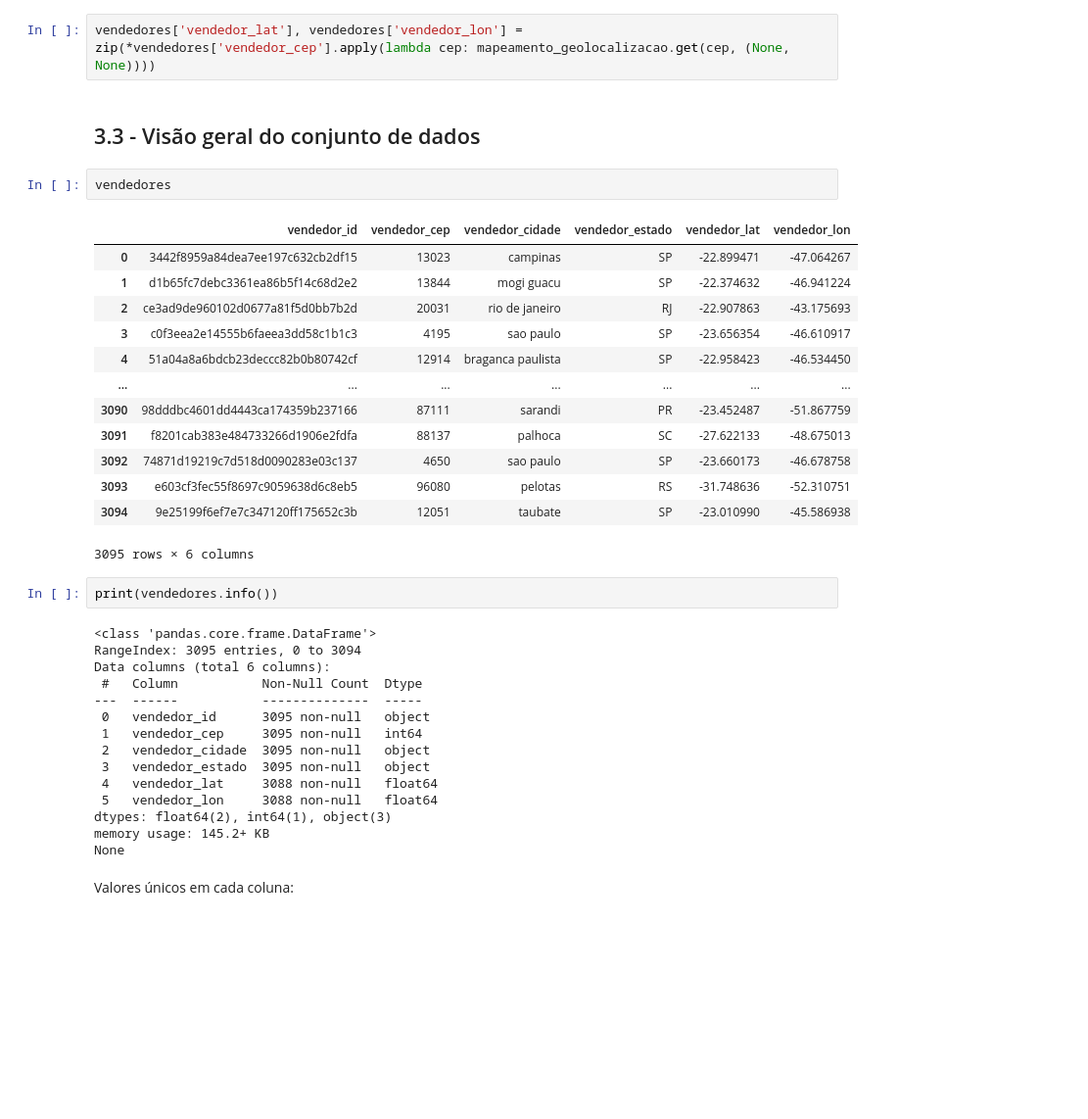
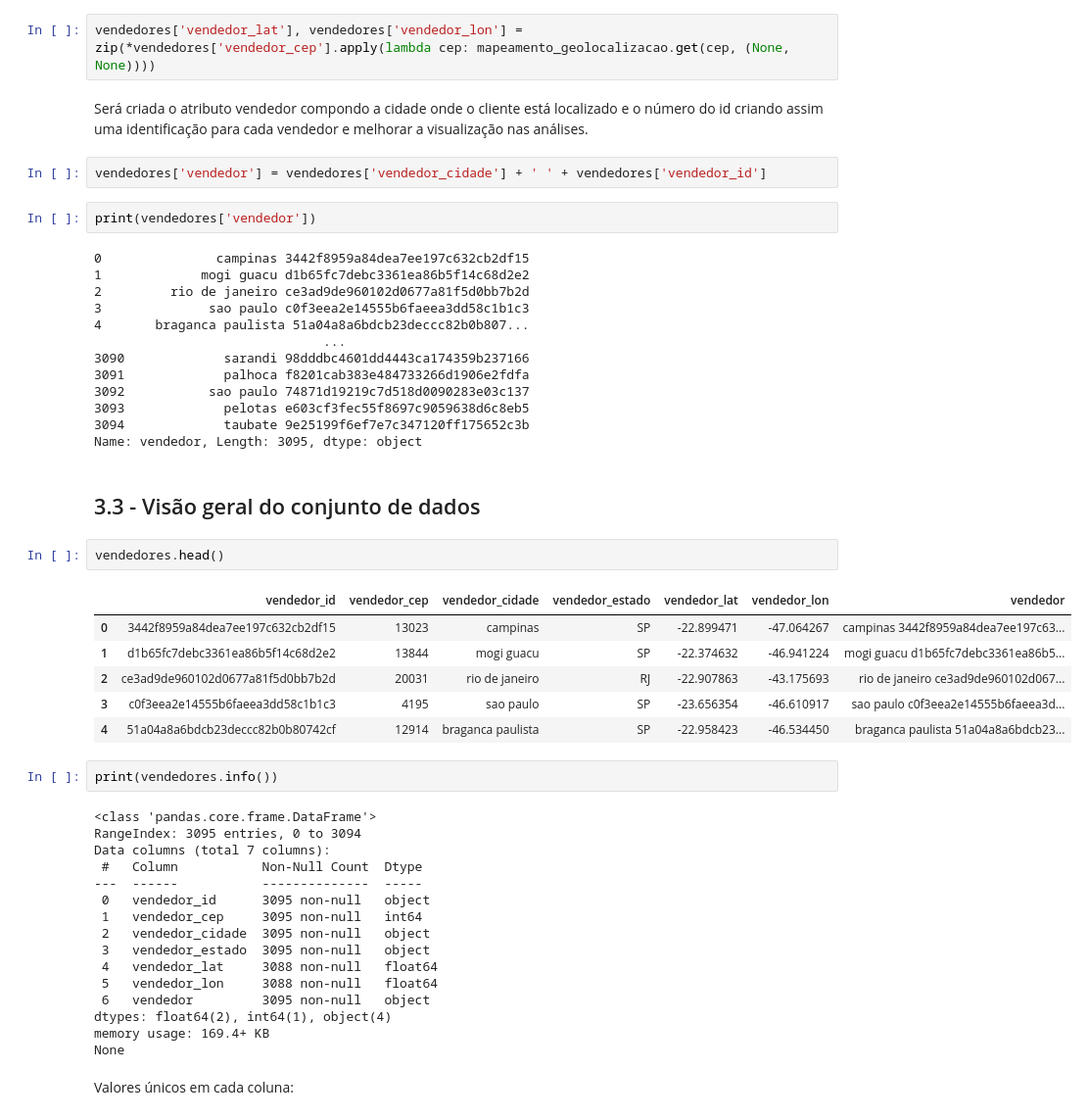
Before and after one commit to DouglasMiyagui/E-Commerce-KDD, a Jupyter notebook: notebooks/1-E-Commerce_Pré-Processamento.ipynb, the cells around one changed output. Shown at 98% size. Drawn from its saved outputs; the diff is of its cells as text; blank space fills up the shorter version.

```diff
--- a/notebooks/1-E-Commerce_Pré-Processamento.ipynb
+++ b/notebooks/1-E-Commerce_Pré-Processamento.ipynb
@@ -444,29 +488,41 @@ vendedores.rename(columns={
 # %%
 vendedores['vendedor_lat'], vendedores['vendedor_lon'] = zip(*vendedores['vendedor_cep'].apply(lambda cep: mapeamento_geolocalizacao.get(cep, (None, None))))
+# %% [markdown]
+Será criada o atributo vendedor compondo a cidade onde o cliente está localizado e o número do id criando assim uma identificação para cada vendedor e melhorar a visualização nas análises.
+# %%
+vendedores['vendedor'] = vendedores['vendedor_cidade'] + ' ' + vendedores['vendedor_id']
+# %%
+print(vendedores['vendedor'])
+# %% [output]
+0               campinas 3442f8959a84dea7ee197c632cb2df15
+1             mogi guacu d1b65fc7debc3361ea86b5f14c68d2e2
+2         rio de janeiro ce3ad9de960102d0677a81f5d0bb7b2d
+3              sao paulo c0f3eea2e14555b6faeea3dd58c1b1c3
+4       braganca paulista 51a04a8a6bdcb23deccc82b0b807...
+                              ...
+3090             sarandi 98dddbc4601dd4443ca174359b237166
+3091             palhoca f8201cab383e484733266d1906e2fdfa
+3092           sao paulo 74871d19219c7d518d0090283e03c137
+3093             pelotas e603cf3fec55f8697c9059638d6c8eb5
+3094             taubate 9e25199f6ef7e7c347120ff175652c3b
+Name: vendedor, Length: 3095, dtype: object
 # %% [markdown]
 ## 3.3 - Visão geral do conjunto de dados
 # %%
-vendedores
+vendedores.head()
 # %% [output]
-|  | vendedor_id | vendedor_cep | vendedor_cidade | vendedor_estado | vendedor_lat | vendedor_lon |
-| 0 | 3442f8959a84dea7ee197c632cb2df15 | 13023 | campinas | SP | -22.899471 | -47.064267 |
-| 1 | d1b65fc7debc3361ea86b5f14c68d2e2 | 13844 | mogi guacu | SP | -22.374632 | -46.941224 |
-| 2 | ce3ad9de960102d0677a81f5d0bb7b2d | 20031 | rio de janeiro | RJ | -22.907863 | -43.175693 |
-| 3 | c0f3eea2e14555b6faeea3dd58c1b1c3 | 4195 | sao paulo | SP | -23.656354 | -46.610917 |
-| 4 | 51a04a8a6bdcb23deccc82b0b80742cf | 12914 | braganca paulista | SP | -22.958423 | -46.534450 |
-| ... | ... | ... | ... | ... | ... | ... |
-| 3090 | 98dddbc4601dd4443ca174359b237166 | 87111 | sarandi | PR | -23.452487 | -51.867759 |
-| 3091 | f8201cab383e484733266d1906e2fdfa | 88137 | palhoca | SC | -27.622133 | -48.675013 |
-| 3092 | 74871d19219c7d518d0090283e03c137 | 4650 | sao paulo | SP | -23.660173 | -46.678758 |
-| 3093 | e603cf3fec55f8697c9059638d6c8eb5 | 96080 | pelotas | RS | -31.748636 | -52.310751 |
-| 3094 | 9e25199f6ef7e7c347120ff175652c3b | 12051 | taubate | SP | -23.010990 | -45.586938 |
+|  | vendedor_id | vendedor_cep | vendedor_cidade | vendedor_estado | vendedor_lat | vendedor_lon | vendedor |
+| 0 | 3442f8959a84dea7ee197c632cb2df15 | 13023 | campinas | SP | -22.899471 | -47.064267 | campinas 3442f8959a84dea7ee197c63... |
+| 1 | d1b65fc7debc3361ea86b5f14c68d2e2 | 13844 | mogi guacu | SP | -22.374632 | -46.941224 | mogi guacu d1b65fc7debc3361ea86b5... |
+| 2 | ce3ad9de960102d0677a81f5d0bb7b2d | 20031 | rio de janeiro | RJ | -22.907863 | -43.175693 | rio de janeiro ce3ad9de960102d067... |
+| 3 | c0f3eea2e14555b6faeea3dd58c1b1c3 | 4195 | sao paulo | SP | -23.656354 | -46.610917 | sao paulo c0f3eea2e14555b6faeea3d... |
+| 4 | 51a04a8a6bdcb23deccc82b0b80742cf | 12914 | braganca paulista | SP | -22.958423 | -46.534450 | braganca paulista 51a04a8a6bdcb23... |
-3095 rows × 6 columns
 # %%
 print(vendedores.info())
 # %% [output]
 <class 'pandas.core.frame.DataFrame'>
 RangeIndex: 3095 entries, 0 to 3094
-Data columns (total 6 columns):
+Data columns (total 7 columns):
  #   Column           Non-Null Count  Dtype
 ---  ------           --------------  -----
  0   vendedor_id      3095 non-null   object
@@ -475,8 +531,9 @@ Data columns (total 6 columns):
  3   vendedor_estado  3095 non-null   object
  4   vendedor_lat     3088 non-null   float64
  5   vendedor_lon     3088 non-null   float64
-dtypes: float64(2), int64(1), object(3)
-memory usage: 145.2+ KB
+ 6   vendedor         3095 non-null   object
+dtypes: float64(2), int64(1), object(4)
+memory usage: 169.4+ KB
 None
 # %% [markdown]
 Valores únicos em cada coluna:
```
Also changed, not shown: parts of 108 cells of this notebook, 22 other files.
